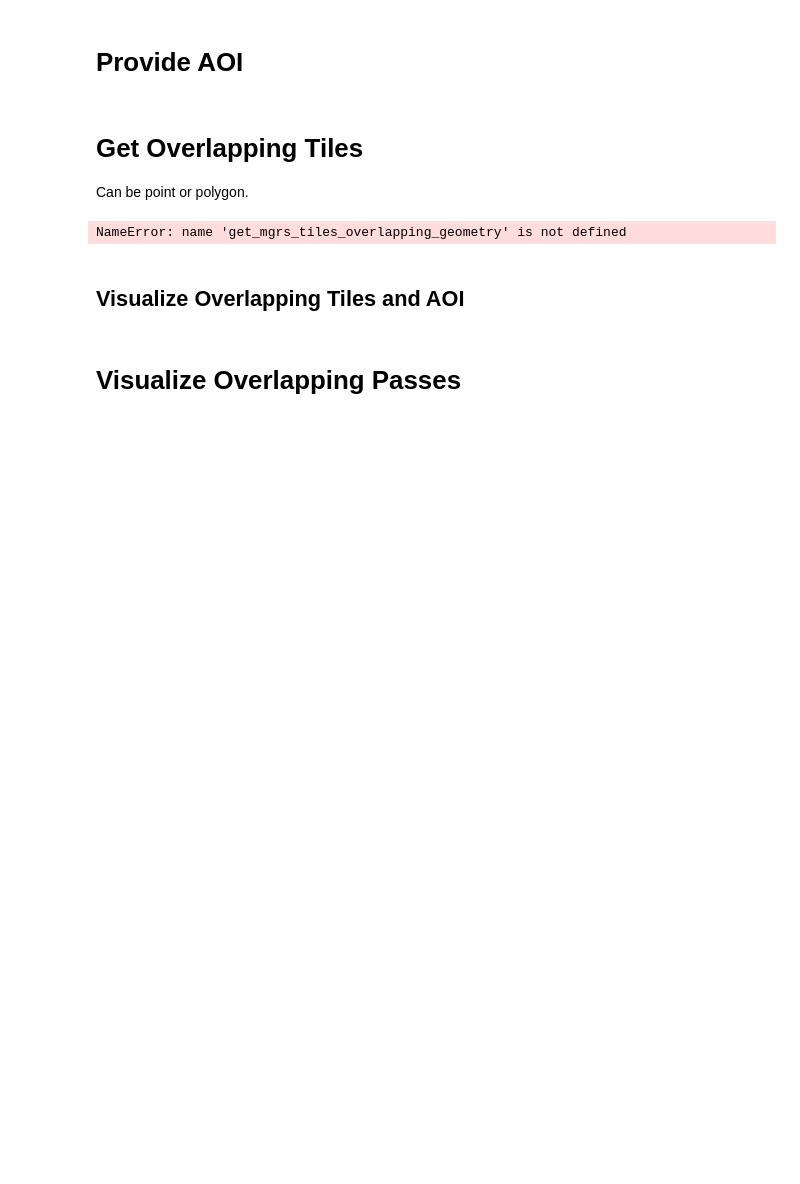
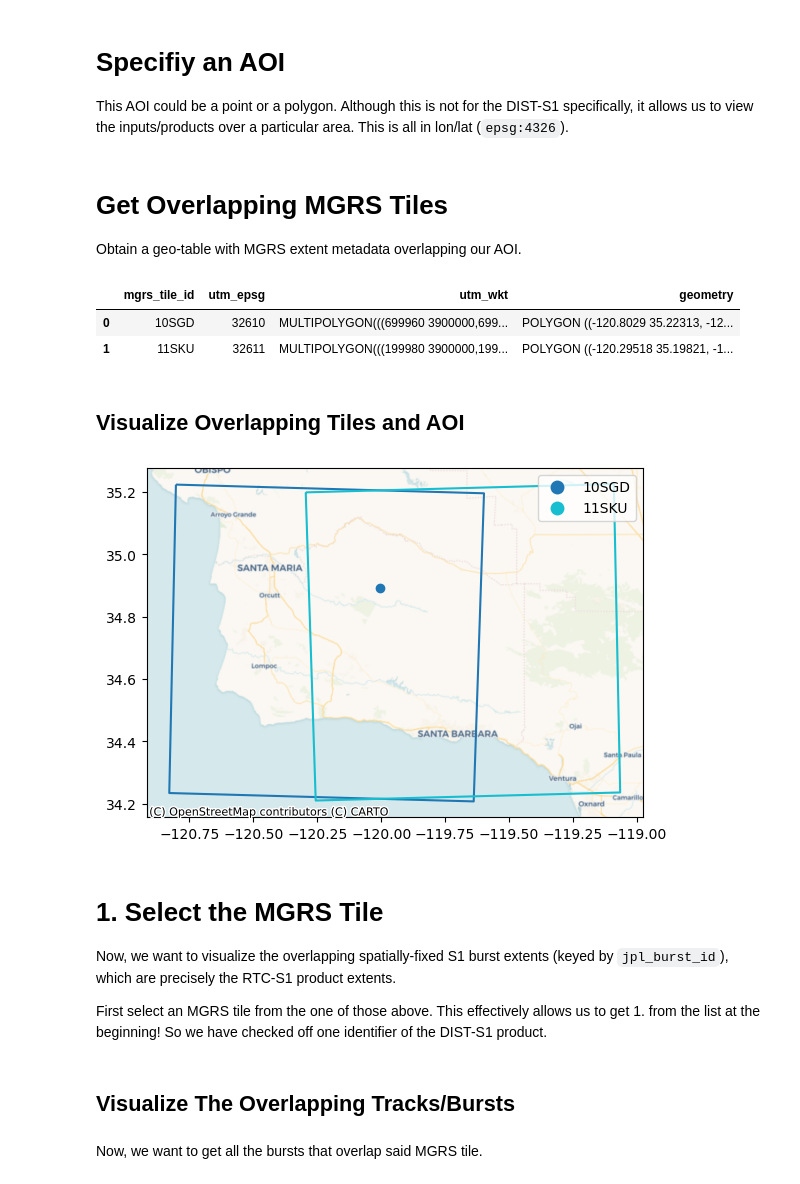
Before and after one commit to opera-adt/dist-s1-enumerator, a Jupyter notebook: notebooks/A__Staging_Inputs_for_One_MGRS_Tile.ipynb, the cells around one changed output. Saved outputs shown, nothing was run; the diff lists cells and outputs as text; code cells hidden in the pictures; blank space fills up the shorter version.

```diff
--- a/notebooks/A__Staging_Inputs_for_One_MGRS_Tile.ipynb
+++ b/notebooks/A__Staging_Inputs_for_One_MGRS_Tile.ipynb
@@ -15,29 +42,37 @@ from pathlib import Path
 # %% [markdown]
-# Provide AOI
+# Specifiy an AOI
+
+This AOI could be a point or a polygon. Although this is not for the DIST-S1 specifically, it allows us to view the inputs/products over a particular area. This is all in lon/lat (`epsg:4326`).
 # %%
 # Over Los Padres National Forest, CA
 point = Point(-120.0048, 34.8923)
 df_aoi = gpd.GeoDataFrame(geometry=[point], crs=CRS.from_epsg(4326))
 # %% [markdown]
-# Get Overlapping Tiles
+# Get Overlapping MGRS Tiles
 
-Can be point or polygon.
+Obtain a geo-table with MGRS extent metadata overlapping our AOI.
 # %%
 df_mgrs_tiles = get_mgrs_tiles_overlapping_geometry(point)
+df_mgrs_tiles.head()
 # %% [output]
-NameError: name 'get_mgrs_tiles_overlapping_geometry' is not defined
+|  | mgrs_tile_id | utm_epsg | utm_wkt | geometry |
+| 0 | 10SGD | 32610 | MULTIPOLYGON(((699960 3900000,699... | POLYGON ((-120.8029 35.22313, -12... |
+| 1 | 11SKU | 32611 | MULTIPOLYGON(((199980 3900000,199... | POLYGON ((-120.29518 35.19821, -1... |
 # %% [markdown]
 ## Visualize Overlapping Tiles and AOI
 # %%
 fig, ax = plt.subplots()
 df_mgrs_tiles_plot = df_mgrs_tiles.copy()
 df_mgrs_tiles_plot.geometry = df_mgrs_tiles_plot.geometry.boundary
-df_mgrs_tiles_plot.plot(column='mgrs_tile_id', categorical=True, legend=True, ax=ax)
+df_mgrs_tiles_plot.plot(column="mgrs_tile_id", categorical=True, legend=True, ax=ax)
 df_aoi.plot(ax=ax)
-ctx.add_basemap(ax,
-                crs=df_mgrs_tiles.crs.to_string(),
-                source=ctx.providers.CartoDB.Voyager
-                )
+ctx.add_basemap(ax, crs=df_mgrs_tiles.crs.to_string(), source=ctx.providers.CartoDB.Voyager)
+# %% [output]
+[figure, added]
 # %% [markdown]
-# Visualize Overlapping Passes
+# 1. Select the MGRS Tile
+
+Now, we want to visualize the overlapping spatially-fixed S1 burst extents (keyed by `jpl_burst_id`), which are precisely the RTC-S1 product extents.
+
+First select an MGRS tile from the one of those above. This effectively allows us to get 1. from the list at the beginning! So we have checked off one identifier of the DIST-S1 product.
 # %%
@@ -48 +80,5 @@ df_mgrs_burst_luts.head()
+# %% [markdown]
+## Visualize The Overlapping Tracks/Bursts
+# %% [markdown]
+Now, we want to get all the bursts that overlap said MGRS tile.
 # %%
```
Also changed, not shown: parts of 33 cells of this notebook, 2 other files.
